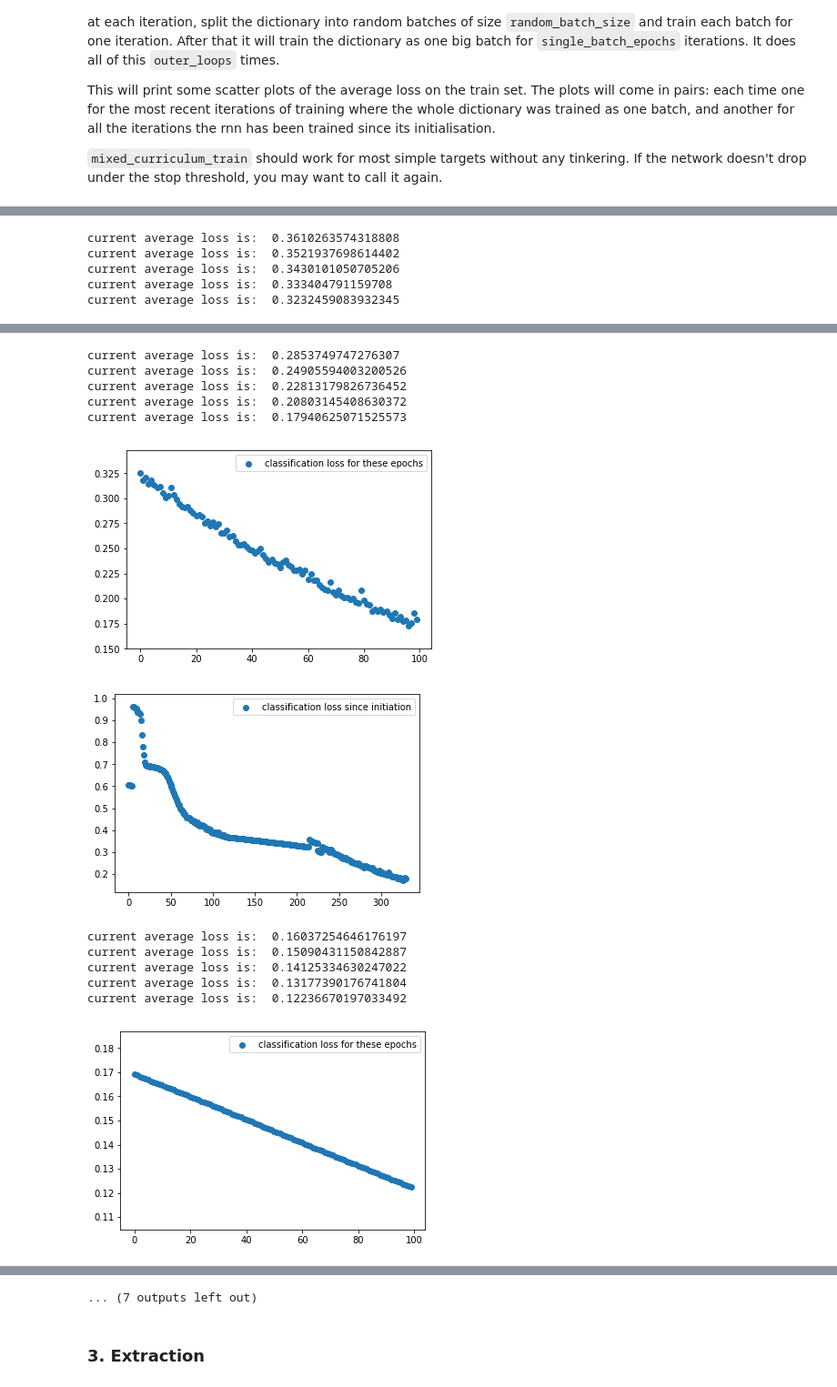
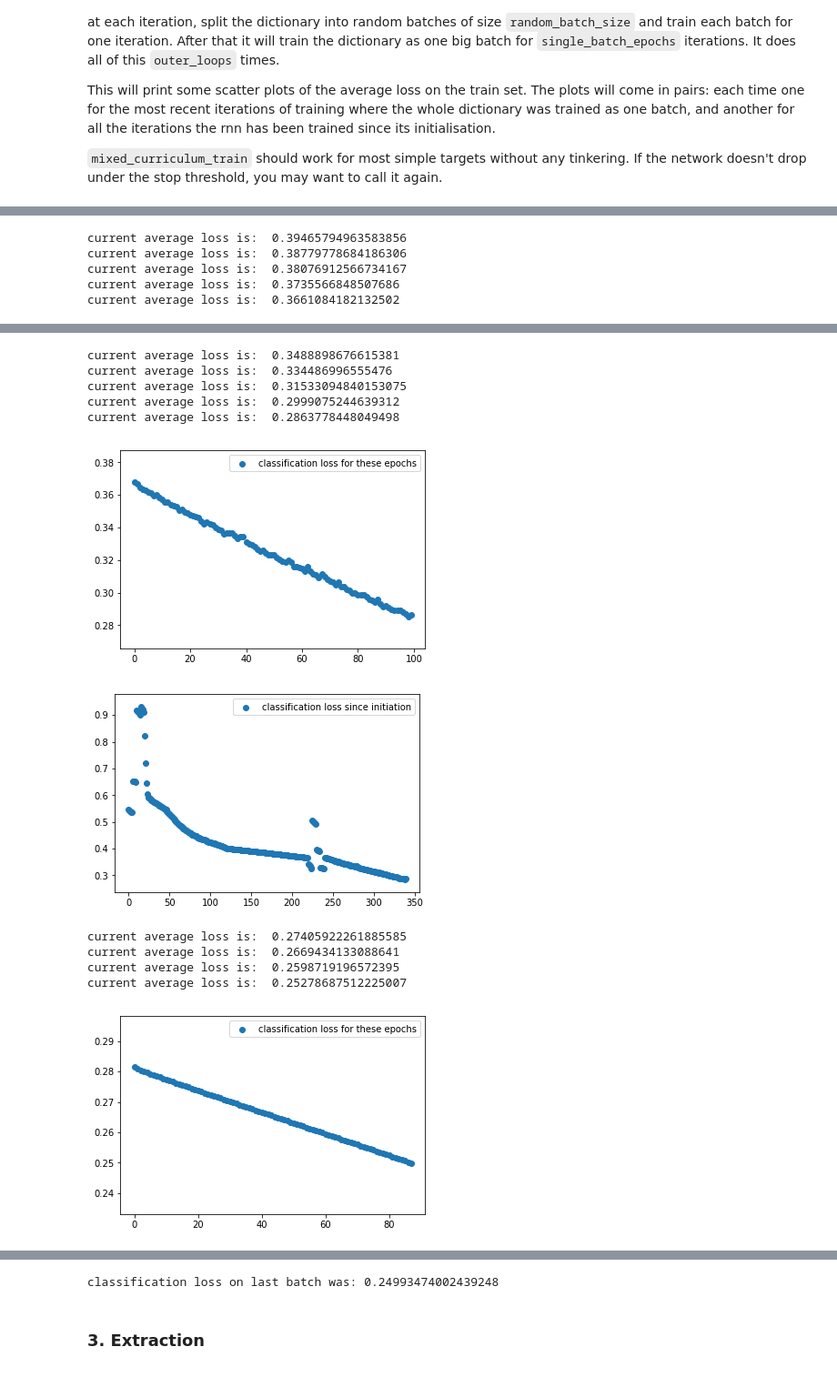
Before and after one commit to Jaisinghani/AutomataFromRNN, a Jupyter notebook: decodeCyphertest.ipynb, the cells around one changed output, grey strips where cells are left out. Shown at 91% size. Cells and saved outputs as stored; diff of their text form; code cells hidden in the pictures.

Commit message:
integrate words

```diff
--- a/decodeCyphertest.ipynb
+++ b/decodeCyphertest.ipynb
@@ -20,8 +20,11 @@ from Training_Functions import make_train_set_for_target,mixed_curriculum_train
 from Extraction import extract
 import time
 from memory_profiler import profile
+import FalseWordGenerator as FWG
 
-#from ALGO_CODE.database import meaningfulWords, meaninglessWords
+import ALPHABET_7
+ALPHABET = ['e','t','a','o','s','i','n']
+
 #from ALGO_CODE.swapController import swapTracker, swapSuggester
 #from ALGO_CODE.decypherTools import DFACrawler, FreqAnalysis, rotationChecker
 # %% [markdown]
@@ -30,12 +33,14 @@ from memory_profiler import profile
 #### 2.1. Define a Language
 Here we provide examples of meaningful english words, and meaningless english words
 # %%
-#MEANINGFUL_WORDS = meaningfulWords.getAllWords()
-#MEANINGLESS_WORDS = meaninglessWords.getAllWords()
-#def target(w):
-#   if w.lower() in MEANINGFUL_WORDS:
-#      return True
-#   else:
-#      return False
+MEANINGFUL_WORDS = ALPHABET_7.WORDS
+
+MEANINGLESS_WORDS = FWG.generateFalseWords(ALPHABET, MEANINGFUL_WORDS)
+
+def target(w):
+   if w.lower() in MEANINGFUL_WORDS:
+      return True
+   else:
+      return False
 #alphabet = "etaoins" ##The RNN and DFA use this
 # %%
@@ -53,7 +58,9 @@ False
 
 train_set is automatically filled out with meaningfully words, meaningless words, and their classificatation values
 # %%
-#meaningfullClass = [(word, True) for word in MEANINGFUL_WORDS]
-#meaninglessClass = [(word, True) for word in MEANINGLESS_WORDS]
+#meaningfullClass = [word for word in MEANINGFUL_WORDS]
+#meaninglessClass = [word for word in MEANINGLESS_WORDS]
+startingExamples = MEANINGFUL_WORDS + MEANINGLESS_WORDS
+train_set = make_train_set_for_target(target,ALPHABET, provided_examples = startingExamples)
 #train_set = meaningfullClass + meaninglessClass
 # %% [output]
@@ -75,7 +86,7 @@ Its optional parameters are:
 >3. `input_dim` (default value 3): the size of the input vectors (these networks use embedding, not one-hot encoding)
 >4. `RNNClass` (default value `LSTMNetwork`): the RNN architecture (possible values `LSTMNetwork`, `GRUNetwork`)
 # %%
-rnn = RNNClassifier(alphabet,num_layers=1,hidden_dim=10,RNNClass = LSTMNetwork)
+rnn = RNNClassifier(ALPHABET,num_layers=1,hidden_dim=10,RNNClass = LSTMNetwork)
 # %% [output]
 The dy.parameter(...) call is now DEPRECATED.
         There is no longer need to explicitly add parameters to the computation graph.
@@ -96,5 +107,5 @@ This will print some scatter plots of the average loss on the train set. The plo
 
 `mixed_curriculum_train` should work for most simple targets without any tinkering. If the network doesn't drop under the stop threshold, you may want to call it again.
 # %%
-mixed_curriculum_train(rnn,train_set,stop_threshold = 0.0005)
+mixed_curriculum_train(rnn,train_set,stop_threshold = 0.25)
 # %% [output]
@@ -108,5 +119,5 @@ current average loss is:  0.3691773087978363
-current average loss is:  0.3610263574318808
-current average loss is:  0.3521937698614402
-current average loss is:  0.3430101050705206
-current average loss is:  0.333404791159708
-current average loss is:  0.3232459083932345
+current average loss is:  0.39465794963583856
+current average loss is:  0.38779778684186306
+current average loss is:  0.38076912566734167
+current average loss is:  0.3735566848507686
+current average loss is:  0.3661084182132502
@@ -115,13 +126,12 @@ current average loss is:  0.3232459083932345
-current average loss is:  0.2853749747276307
-current average loss is:  0.24905594003200526
-current average loss is:  0.22813179826736452
-current average loss is:  0.20803145408630372
-current average loss is:  0.17940625071525573
+current average loss is:  0.3488898676615381
+current average loss is:  0.334486996555476
+current average loss is:  0.31533094840153075
+current average loss is:  0.2999075244639312
+current average loss is:  0.2863778448049498
-[figure, old version]
+[figure, new version]
-[figure, old version]
+[figure, new version]
-current average loss is:  0.16037254646176197
-current average loss is:  0.15090431150842887
-current average loss is:  0.14125334630247022
-current average loss is:  0.13177390176741804
-current average loss is:  0.12236670197033492
+current average loss is:  0.27405922261885585
+current average loss is:  0.2669434133088641
+current average loss is:  0.2598719196572395
+current average loss is:  0.25278687512225007
-[figure, old version]
+[figure, new version]
@@ -129,4 +139,4 @@ current average loss is:  0.12236670197033492
-... (7 outputs left out)
+classification loss on last batch was: 0.24993474002439248
 # %% [markdown]
 ### 3. Extraction
 # %% [markdown]
```
Also changed, not shown: parts of 8 cells of this notebook, 1 other file.
